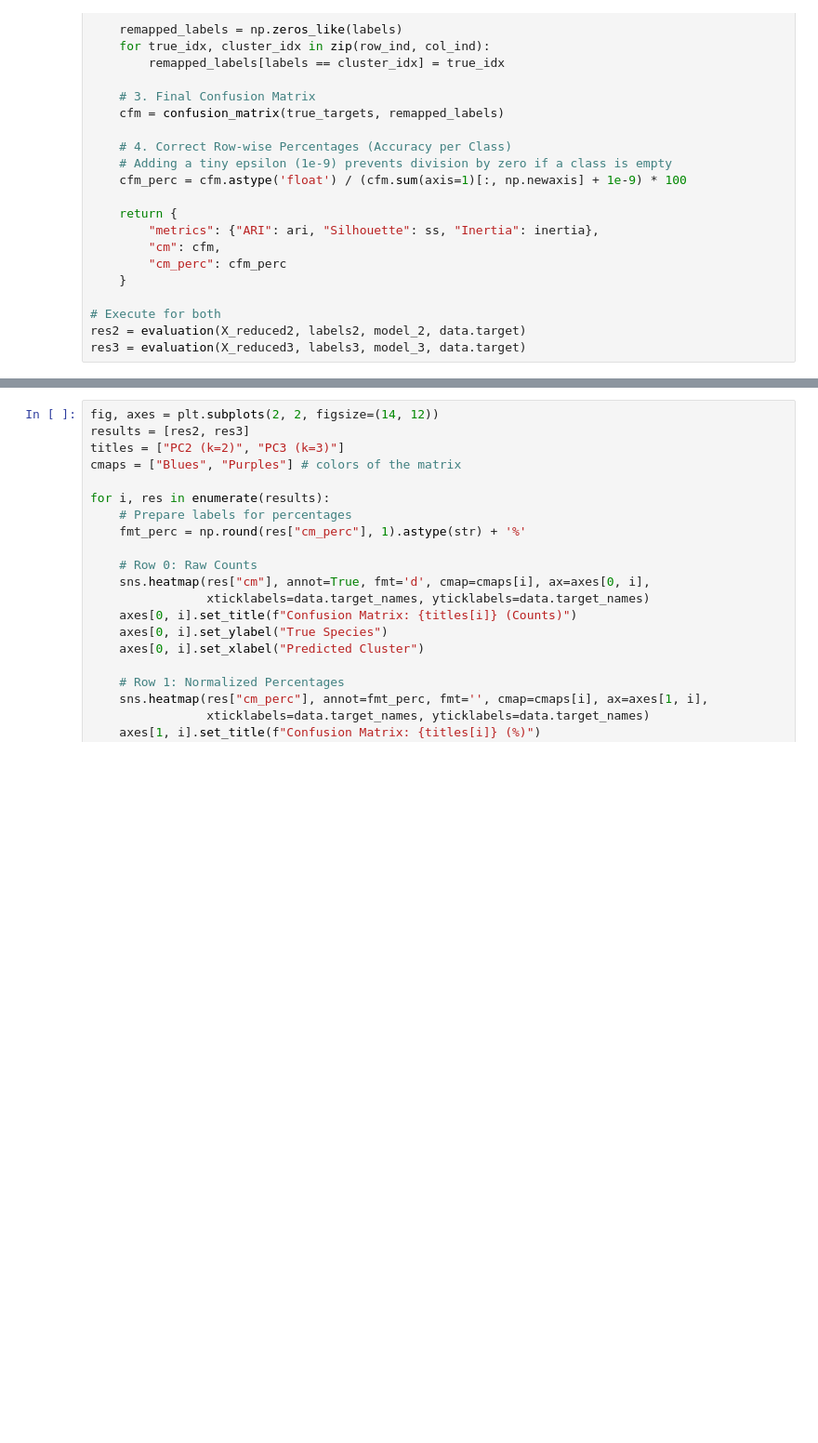
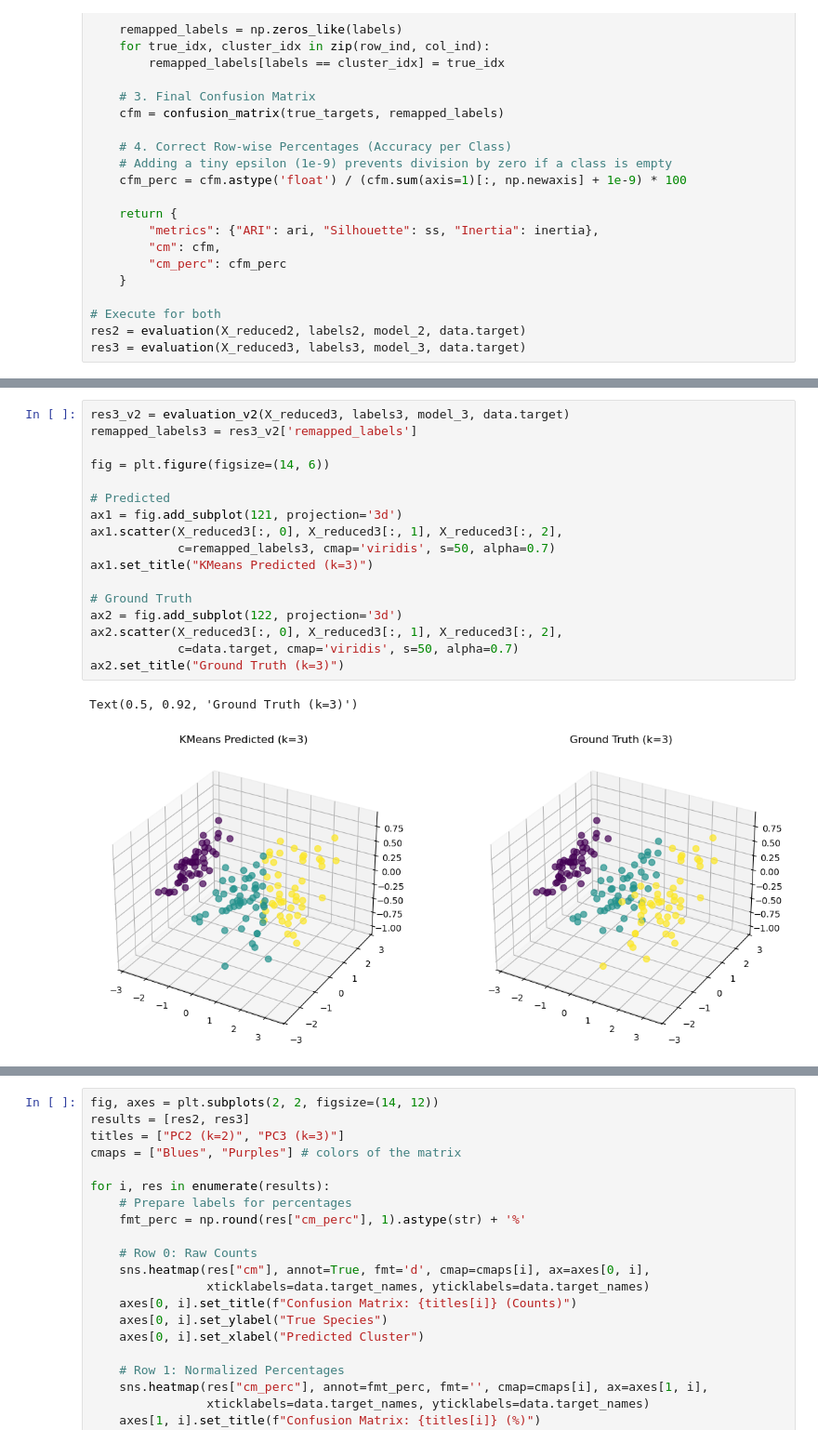
Before and after one commit to thaopham98/DataScience, a Jupyter notebook: python_analysis/A9-Dimentional Reduction.ipynb, the cells around one changed output, grey strips where cells are left out. Shown at 93% size. Cells and saved outputs as stored; diff of their text form; blank space fills up the shorter version.

```diff
--- a/python_analysis/A9-Dimentional Reduction.ipynb
+++ b/python_analysis/A9-Dimentional Reduction.ipynb
@@ -1044,0 +1065,20 @@ plt.show()
+# %%
+res3_v2 = evaluation_v2(X_reduced3, labels3, model_3, data.target)
+remapped_labels3 = res3_v2['remapped_labels']
+
+fig = plt.figure(figsize=(14, 6))
+
+# Predicted
+ax1 = fig.add_subplot(121, projection='3d')
+ax1.scatter(X_reduced3[:, 0], X_reduced3[:, 1], X_reduced3[:, 2],
+            c=remapped_labels3, cmap='viridis', s=50, alpha=0.7)
+ax1.set_title("KMeans Predicted (k=3)")
+
+# Ground Truth
+ax2 = fig.add_subplot(122, projection='3d')
+ax2.scatter(X_reduced3[:, 0], X_reduced3[:, 1], X_reduced3[:, 2],
+            c=data.target, cmap='viridis', s=50, alpha=0.7)
+ax2.set_title("Ground Truth (k=3)")
+# %% [output]
+Text(0.5, 0.92, 'Ground Truth (k=3)')
+[figure, added]
```
Also changed, not shown: parts of 9 cells of this notebook.
